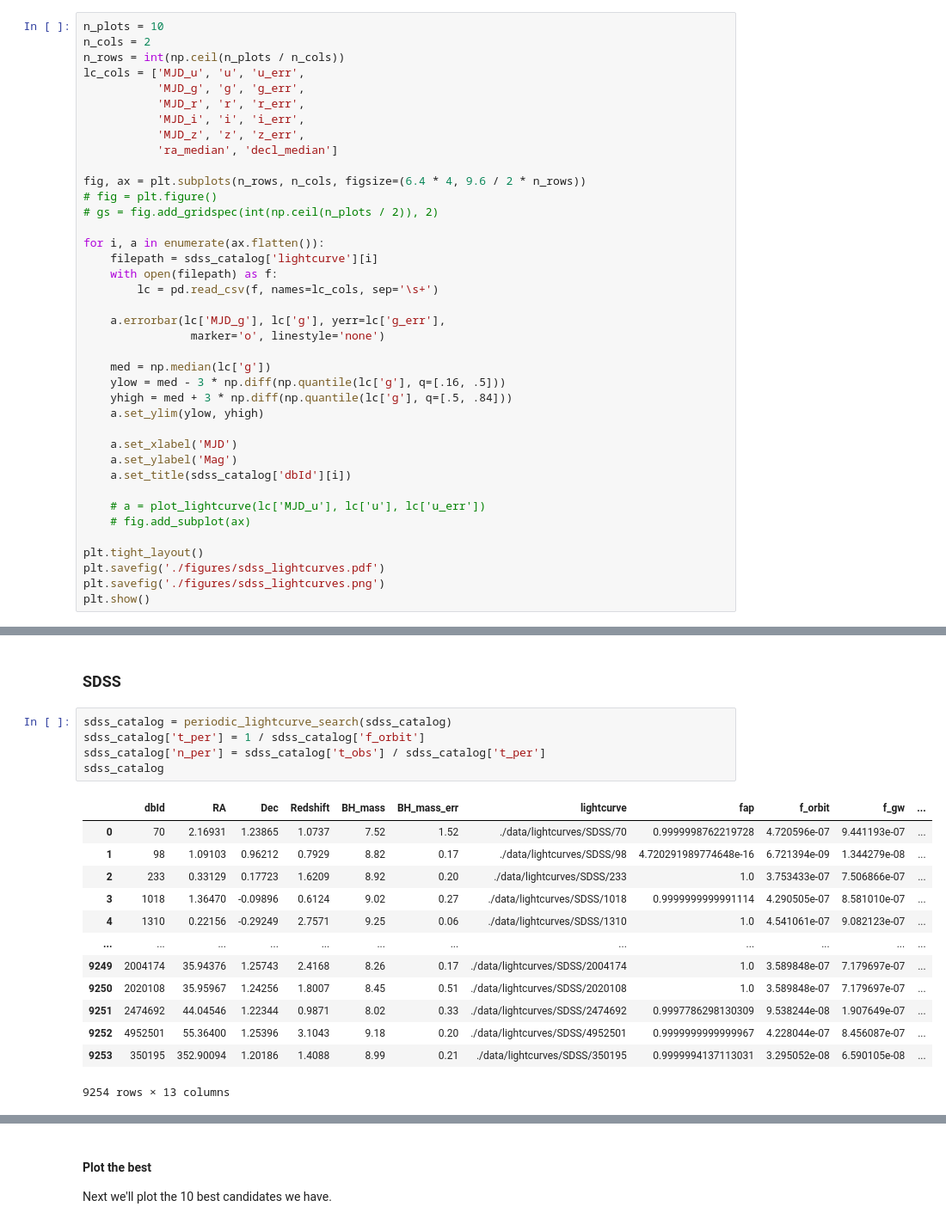
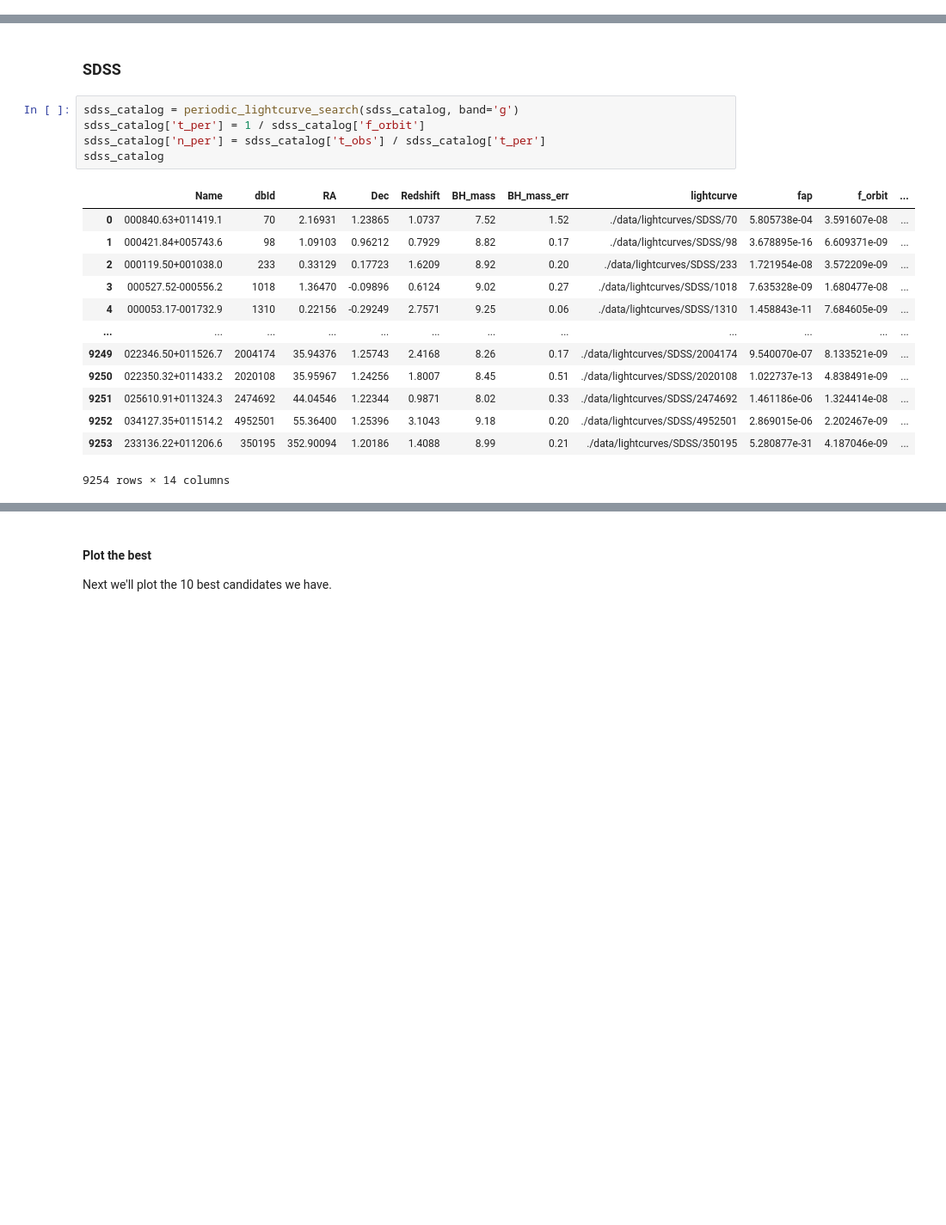
Before and after one commit to jacaseyclyde/gw-school-2022-materials, a Jupyter notebook: project_4/project_4.ipynb, the cells around one changed output, grey strips where cells are left out. Shown at 86% size. Cells and saved outputs as stored; diff of their text form; blank space fills up the shorter version.

```diff
--- a/project_4/project_4.ipynb
+++ b/project_4/project_4.ipynb
@@ -185,42 +188,3 @@ plt.show()
 ## Plot SDSS light curves
 
 First we'll plot some random SDSS light curves.
-# %%
-n_plots = 10
-n_cols = 2
-n_rows = int(np.ceil(n_plots / n_cols))
-lc_cols = ['MJD_u', 'u', 'u_err',
-           'MJD_g', 'g', 'g_err',
-           'MJD_r', 'r', 'r_err',
-           'MJD_i', 'i', 'i_err',
-           'MJD_z', 'z', 'z_err',
-           'ra_median', 'decl_median']
-
-fig, ax = plt.subplots(n_rows, n_cols, figsize=(6.4 * 4, 9.6 / 2 * n_rows))
-# fig = plt.figure()
-# gs = fig.add_gridspec(int(np.ceil(n_plots / 2)), 2)
-
-for i, a in enumerate(ax.flatten()):
-    filepath = sdss_catalog['lightcurve'][i]
-    with open(filepath) as f:
-        lc = pd.read_csv(f, names=lc_cols, sep='\s+')
-
-    a.errorbar(lc['MJD_g'], lc['g'], yerr=lc['g_err'],
-                marker='o', linestyle='none')
-
-    med = np.median(lc['g'])
-    ylow = med - 3 * np.diff(np.quantile(lc['g'], q=[.16, .5]))
-    yhigh = med + 3 * np.diff(np.quantile(lc['g'], q=[.5, .84]))
-    a.set_ylim(ylow, yhigh)
-
-    a.set_xlabel('MJD')
-    a.set_ylabel('Mag')
-    a.set_title(sdss_catalog['dbId'][i])
-
-    # a = plot_lightcurve(lc['MJD_u'], lc['u'], lc['u_err'])
-    # fig.add_subplot(ax)
-
-plt.tight_layout()
-plt.savefig('./figures/sdss_lightcurves.pdf')
-plt.savefig('./figures/sdss_lightcurves.png')
-plt.show()
@@ -374,24 +377,24 @@ crts_catalog
 # %% [markdown]
 ### SDSS
 # %%
-sdss_catalog = periodic_lightcurve_search(sdss_catalog)
+sdss_catalog = periodic_lightcurve_search(sdss_catalog, band='g')
 sdss_catalog['t_per'] = 1 / sdss_catalog['f_orbit']
 sdss_catalog['n_per'] = sdss_catalog['t_obs'] / sdss_catalog['t_per']
 sdss_catalog
 # %% [output]
-|  | dbId | RA | Dec | Redshift | BH_mass | BH_mass_err | lightcurve | fap | f_orbit | f_gw | ... |
-| 0 | 70 | 2.16931 | 1.23865 | 1.0737 | 7.52 | 1.52 | ./data/lightcurves/SDSS/70 | 0.9999998762219728 | 4.720596e-07 | 9.441193e-07 | ... |
-| 1 | 98 | 1.09103 | 0.96212 | 0.7929 | 8.82 | 0.17 | ./data/lightcurves/SDSS/98 | 4.720291989774648e-16 | 6.721394e-09 | 1.344279e-08 | ... |
-| 2 | 233 | 0.33129 | 0.17723 | 1.6209 | 8.92 | 0.20 | ./data/lightcurves/SDSS/233 | 1.0 | 3.753433e-07 | 7.506866e-07 | ... |
-| 3 | 1018 | 1.36470 | -0.09896 | 0.6124 | 9.02 | 0.27 | ./data/lightcurves/SDSS/1018 | 0.9999999999991114 | 4.290505e-07 | 8.581010e-07 | ... |
-| 4 | 1310 | 0.22156 | -0.29249 | 2.7571 | 9.25 | 0.06 | ./data/lightcurves/SDSS/1310 | 1.0 | 4.541061e-07 | 9.082123e-07 | ... |
+|  | Name | dbId | RA | Dec | Redshift | BH_mass | BH_mass_err | lightcurve | fap | f_orbit | ... |
+| 0 | 000840.63+011419.1 | 70 | 2.16931 | 1.23865 | 1.0737 | 7.52 | 1.52 | ./data/lightcurves/SDSS/70 | 5.805738e-04 | 3.591607e-08 | ... |
+| 1 | 000421.84+005743.6 | 98 | 1.09103 | 0.96212 | 0.7929 | 8.82 | 0.17 | ./data/lightcurves/SDSS/98 | 3.678895e-16 | 6.609371e-09 | ... |
+| 2 | 000119.50+001038.0 | 233 | 0.33129 | 0.17723 | 1.6209 | 8.92 | 0.20 | ./data/lightcurves/SDSS/233 | 1.721954e-08 | 3.572209e-09 | ... |
+| 3 | 000527.52-000556.2 | 1018 | 1.36470 | -0.09896 | 0.6124 | 9.02 | 0.27 | ./data/lightcurves/SDSS/1018 | 7.635328e-09 | 1.680477e-08 | ... |
+| 4 | 000053.17-001732.9 | 1310 | 0.22156 | -0.29249 | 2.7571 | 9.25 | 0.06 | ./data/lightcurves/SDSS/1310 | 1.458843e-11 | 7.684605e-09 | ... |
 | ... | ... | ... | ... | ... | ... | ... | ... | ... | ... | ... | ... |
-| 9249 | 2004174 | 35.94376 | 1.25743 | 2.4168 | 8.26 | 0.17 | ./data/lightcurves/SDSS/2004174 | 1.0 | 3.589848e-07 | 7.179697e-07 | ... |
-| 9250 | 2020108 | 35.95967 | 1.24256 | 1.8007 | 8.45 | 0.51 | ./data/lightcurves/SDSS/2020108 | 1.0 | 3.589848e-07 | 7.179697e-07 | ... |
-| 9251 | 2474692 | 44.04546 | 1.22344 | 0.9871 | 8.02 | 0.33 | ./data/lightcurves/SDSS/2474692 | 0.9997786298130309 | 9.538244e-08 | 1.907649e-07 | ... |
-| 9252 | 4952501 | 55.36400 | 1.25396 | 3.1043 | 9.18 | 0.20 | ./data/lightcurves/SDSS/4952501 | 0.9999999999999967 | 4.228044e-07 | 8.456087e-07 | ... |
-| 9253 | 350195 | 352.90094 | 1.20186 | 1.4088 | 8.99 | 0.21 | ./data/lightcurves/SDSS/350195 | 0.9999994137113031 | 3.295052e-08 | 6.590105e-08 | ... |
+| 9249 | 022346.50+011526.7 | 2004174 | 35.94376 | 1.25743 | 2.4168 | 8.26 | 0.17 | ./data/lightcurves/SDSS/2004174 | 9.540070e-07 | 8.133521e-09 | ... |
+| 9250 | 022350.32+011433.2 | 2020108 | 35.95967 | 1.24256 | 1.8007 | 8.45 | 0.51 | ./data/lightcurves/SDSS/2020108 | 1.022737e-13 | 4.838491e-09 | ... |
+| 9251 | 025610.91+011324.3 | 2474692 | 44.04546 | 1.22344 | 0.9871 | 8.02 | 0.33 | ./data/lightcurves/SDSS/2474692 | 1.461186e-06 | 1.324414e-08 | ... |
+| 9252 | 034127.35+011514.2 | 4952501 | 55.36400 | 1.25396 | 3.1043 | 9.18 | 0.20 | ./data/lightcurves/SDSS/4952501 | 2.869015e-06 | 2.202467e-09 | ... |
+| 9253 | 233136.22+011206.6 | 350195 | 352.90094 | 1.20186 | 1.4088 | 8.99 | 0.21 | ./data/lightcurves/SDSS/350195 | 5.280877e-31 | 4.187046e-09 | ... |
-9254 rows × 13 columns
+9254 rows × 14 columns
 # %% [markdown]
 ### Apply population cuts
 
```
Also changed, not shown: parts of 79 cells of this notebook.
